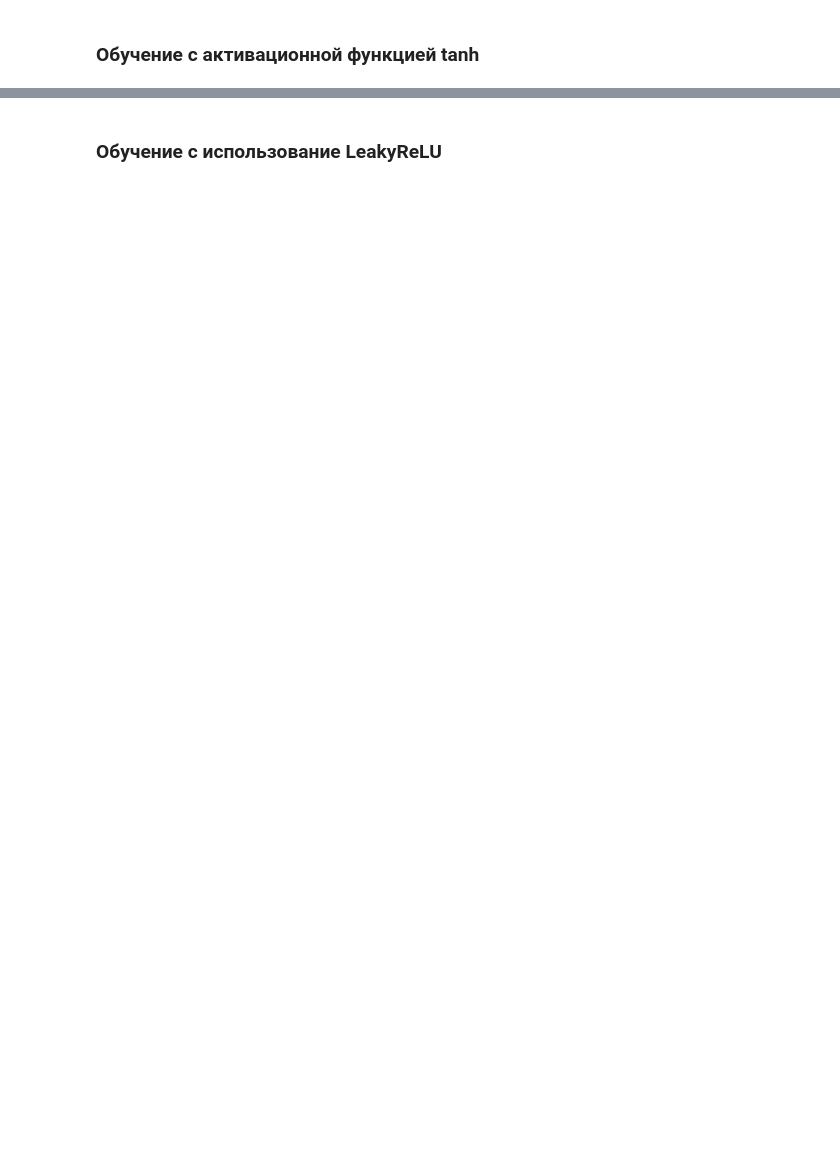
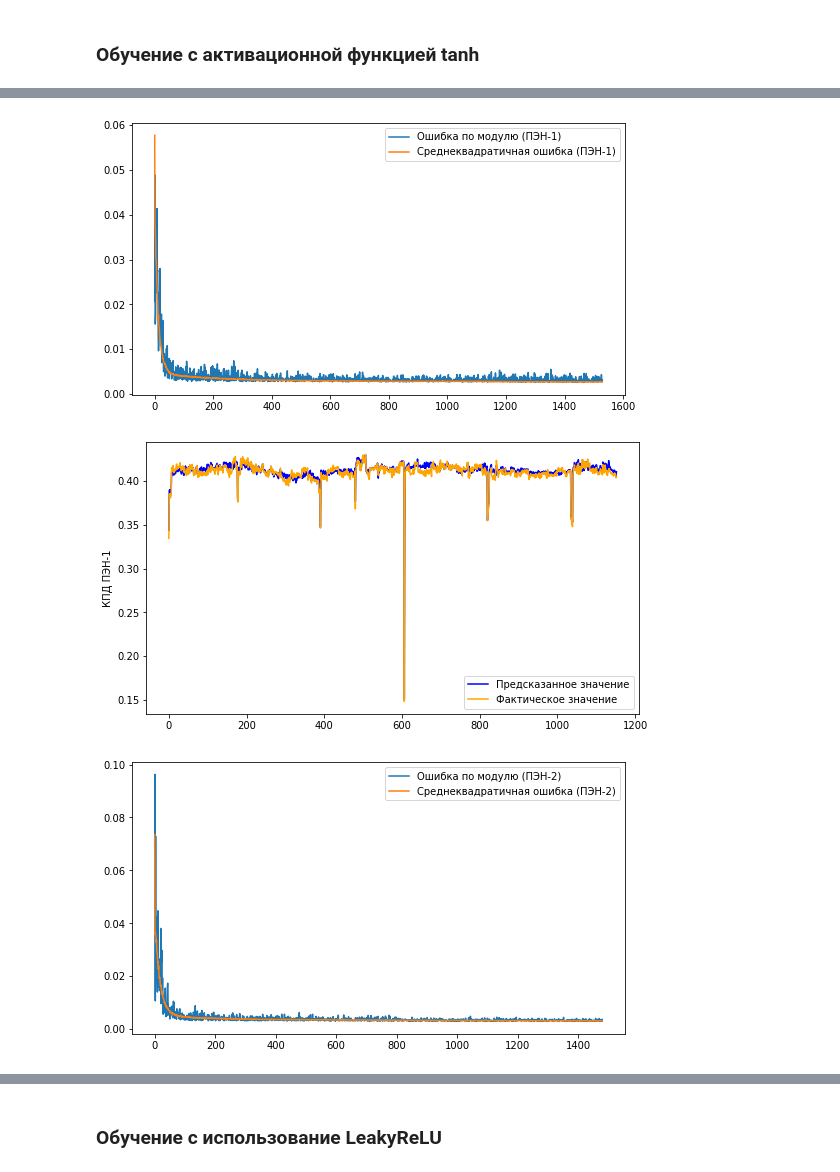
Before and after one commit to edodo1337/diplom, a Jupyter notebook: Диплом.ipynb, the cells around one changed output, grey strips where cells are left out. Drawn from its saved outputs; the diff is of its cells as text; code cells hidden in the pictures; blank space fills up the shorter version.

```diff
--- a/Диплом.ipynb
+++ b/Диплом.ipynb
@@ -1159,0 +1034,3 @@ pump_nn3['5'] = (history, mae, mse)
+# %%
+pump_nn3 = calc_and_save(5)
+# %% [output]
@@ -1159,0 +1047,3 @@ pump_nn3['5'] = (history, mae, mse)
+[figure, added]
+[figure, added]
+[figure, added]
```
Also changed, not shown: parts of 78 cells of this notebook, 45 other files.
